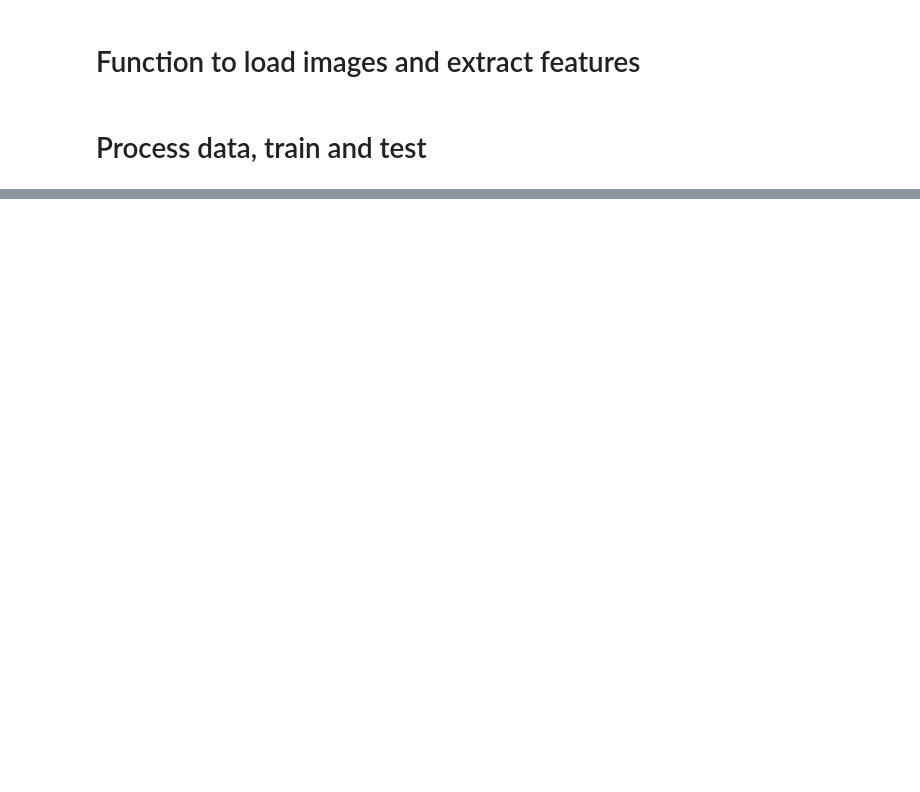
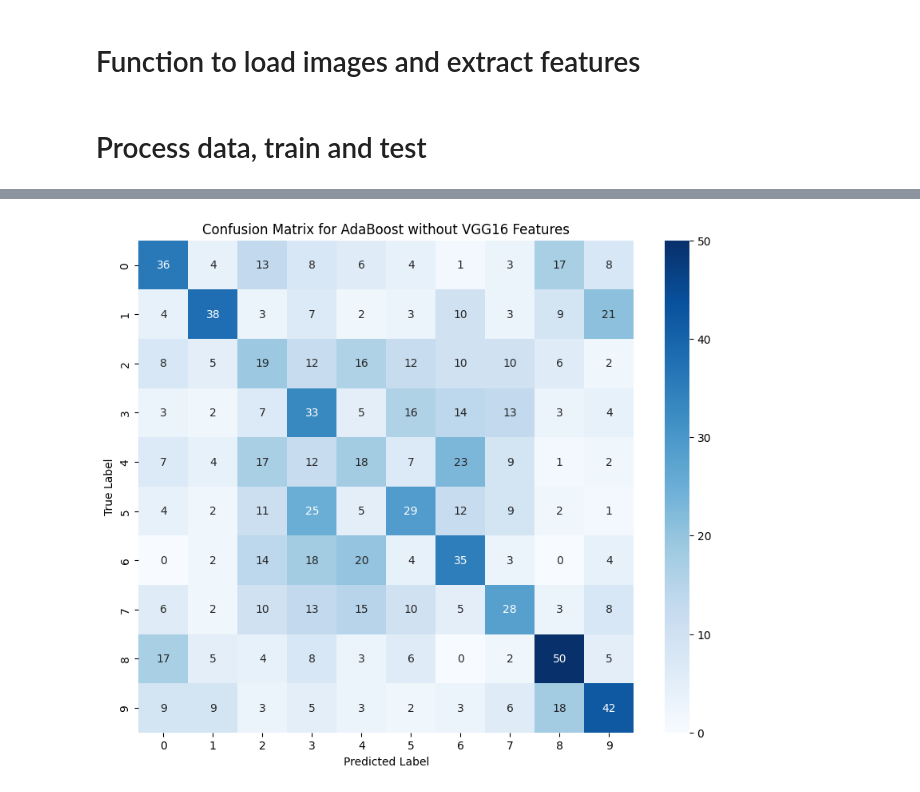
Before and after one commit to zeevfischer/ML-final, a Jupyter notebook: AdaBoost.ipynb, the cells around one changed output, grey strips where cells are left out. Cells and saved outputs as stored; diff of their text form; code cells hidden in the pictures; blank space fills up the shorter version.

```diff
--- a/AdaBoost.ipynb
+++ b/AdaBoost.ipynb
@@ -81,8 +94,8 @@ def load_data(main_folder):
     return np.array(images), np.array(labels)
 
 
-train_data_basic, train_labels_basic = load_data('C:\\Users\\dovy4\\Desktop\\jupyter test\\1000')
-test_data_basic, test_labels_basic = load_data('C:\\Users\\dovy4\\Desktop\\jupyter test\\test_100')
+train_data_basic, train_labels_basic = load_data('C:\\Users\\dovy4\\Desktop\\1000')
+test_data_basic, test_labels_basic = load_data('C:\\Users\\dovy4\\Desktop\\test_100')
 # %% [markdown]
 # Process data, train and test
 # %%
@@ -109,23 +133,34 @@ accuracy = accuracy_score(test_labels, test_predictions)
 # %%
 # this is the basic train
 
 # Encode labels as integers for the basic model (using raw pixel values)
 label_encoder_basic = LabelEncoder()
 train_labels_basic = label_encoder_basic.fit_transform(train_labels_basic)  # Fit and transform training labels
 test_labels_basic = label_encoder_basic.transform(test_labels_basic)  # Transform test labels
 
 # Initialize the AdaBoost classifier with a Decision Tree as the base estimator
 # Using raw pixel values
 ada_basic = AdaBoostClassifier(DecisionTreeClassifier(max_depth=3), n_estimators=100, algorithm="SAMME")
 
 # Train the AdaBoost model on the training data
 ada_basic.fit(train_data_basic, train_labels_basic)
 
 # Predict on the test data using the trained AdaBoost model
 test_predictions_basic = ada_basic.predict(test_data_basic)
 
 # Calculate accuracy
 accuracy_basic = accuracy_score(test_labels_basic, test_predictions_basic)
+
+# Confusion Matrix
+conf_matrix_basic = confusion_matrix(test_labels_basic, test_predictions_basic)
+plt.figure(figsize=(10, 8))
+sns.heatmap(conf_matrix_basic, annot=True, fmt="d", cmap="Blues", xticklabels=label_encoder_basic.classes_, yticklabels=label_encoder_basic.classes_)
+plt.xlabel('Predicted Label')
+plt.ylabel('True Label')
+plt.title('Confusion Matrix for AdaBoost without VGG16 Features')
+plt.show()
+# %% [output]
+[figure, added]
 # %%
 print(f"Test Accuracy: {accuracy:.4f}")
 print(f"Test Accuracy_basic: {accuracy_basic:.4f}")
```
Also changed, not shown: parts of 4 cells of this notebook, 3 other files.
